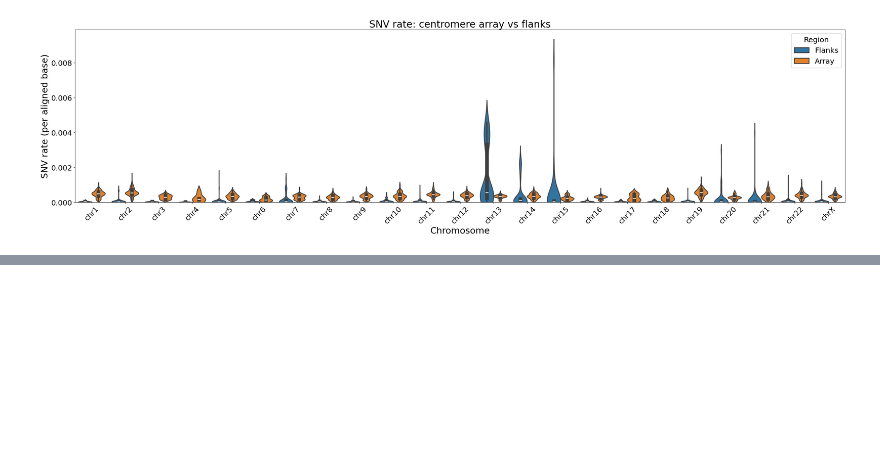
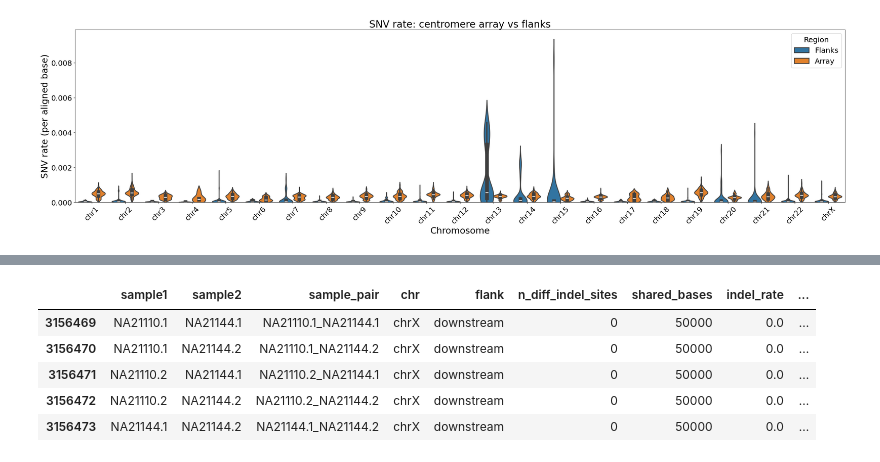
Before and after one commit to miramastoras/centrolign_analysis, a Jupyter notebook: analysis_notes/release2_QC_v2/notebooks/mutation_comparison_to_flanks.ipynb, the cells around one changed output, grey strips where cells are left out. Saved outputs shown, nothing was run; the diff lists cells and outputs as text; code cells hidden in the pictures; blank space fills up the shorter version.

```diff
--- a/analysis_notes/release2_QC_v2/notebooks/mutation_comparison_to_flanks.ipynb
+++ b/analysis_notes/release2_QC_v2/notebooks/mutation_comparison_to_flanks.ipynb
@@ -1107,0 +1213,30 @@ The `scale` parameter has been renamed and will be removed in v0.15.0. Pass `den
+# %%
+flank_indel_dist_df["sample_pair"] = flank_indel_dist_df[["sample1", "sample2"]].apply(
+    lambda x: "_".join(sorted(x)), axis=1
+)
+
+merged_indel_df = flank_indel_dist_df.melt(
+    id_vars=["sample1", "sample2", "sample_pair", "chr"],
+    value_vars=["n_diff_indel_sites_upstream", "n_diff_indel_sites_downstream"],
+    var_name="flank",
+    value_name="n_diff_indel_sites"
+)
+merged_indel_df["flank"] = merged_indel_df["flank"].str.replace("n_diff_indel_sites_", "")
+
+merged_indel_df = merged_indel_df.merge(
+    shared_bases_df[["sample_pair", "chr", "flank", "shared_bases"]],
+    on=["sample_pair", "chr", "flank"],
+    how="left"
+)
+
+merged_indel_df["indel_rate"] = merged_indel_df["n_diff_indel_sites"] / merged_indel_df["shared_bases"]
+merged_indel_df["prop_aligned"] = merged_indel_df["shared_bases"] / 50000
+
+merged_indel_df.tail()
+# %% [output]
+|  | sample1 | sample2 | sample_pair | chr | flank | n_diff_indel_sites | shared_bases | indel_rate | ... |
+| 3156469 | NA21110.1 | NA21144.1 | NA21110.1_NA21144.1 | chrX | downstream | 0 | 50000 | 0.0 | ... |
+| 3156470 | NA21110.1 | NA21144.2 | NA21110.1_NA21144.2 | chrX | downstream | 0 | 50000 | 0.0 | ... |
+| 3156471 | NA21110.2 | NA21144.1 | NA21110.2_NA21144.1 | chrX | downstream | 0 | 50000 | 0.0 | ... |
+| 3156472 | NA21110.2 | NA21144.2 | NA21110.2_NA21144.2 | chrX | downstream | 0 | 50000 | 0.0 | ... |
+| 3156473 | NA21144.1 | NA21144.2 | NA21144.1_NA21144.2 | chrX | downstream | 0 | 50000 | 0.0 | ... |
```
Also changed, not shown: parts of 5 cells of this notebook.
